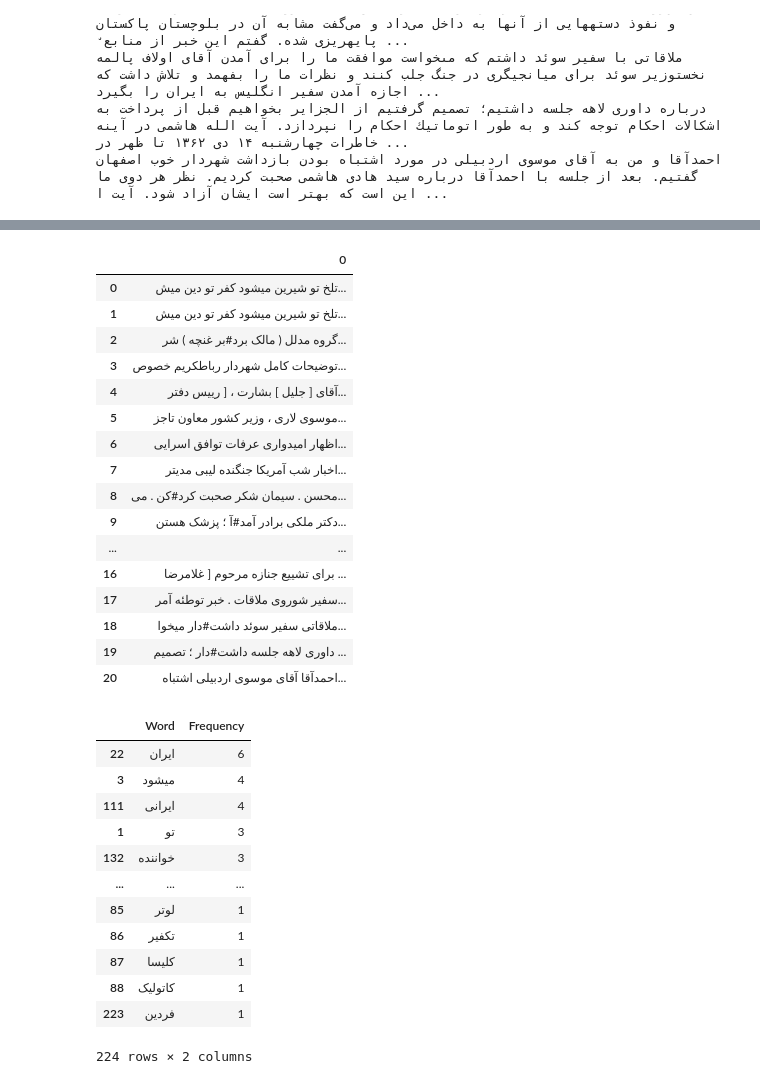
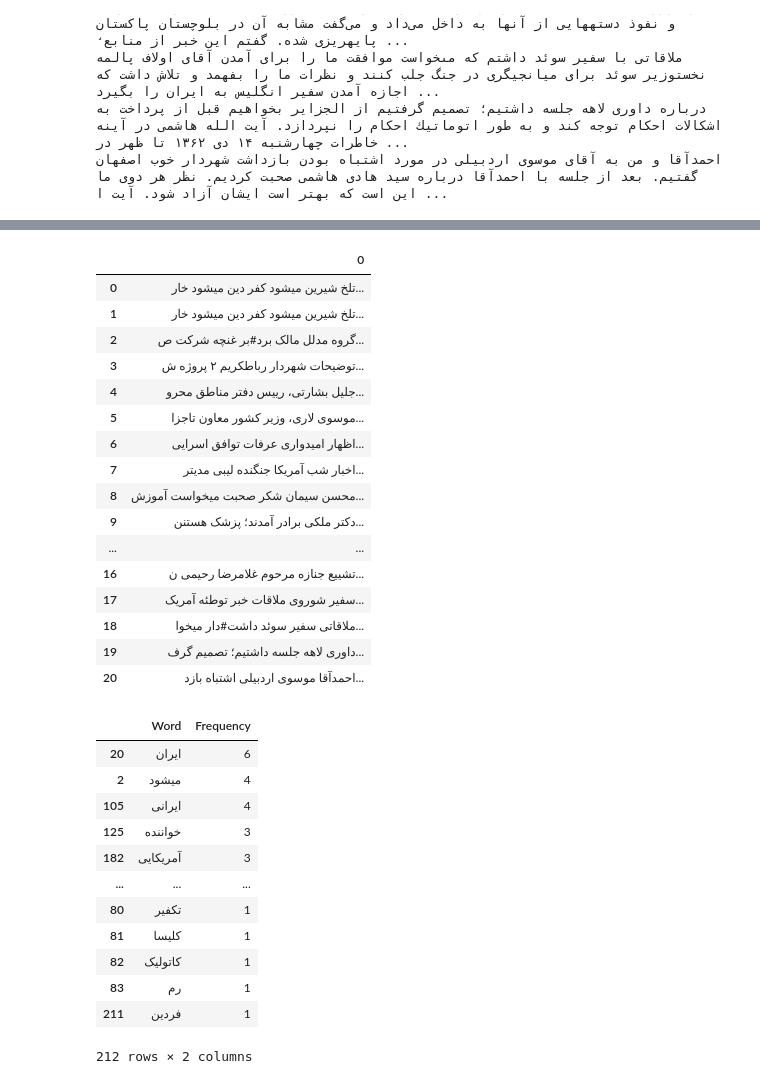
Before and after one commit to mrahimi14/Text_Analysis, a Jupyter notebook: Text_Analysis.ipynb, the cells around one changed output, grey strips where cells are left out. Drawn from its saved outputs; the diff is of its cells as text; code cells hidden in the pictures.

```diff
--- a/Text_Analysis.ipynb
+++ b/Text_Analysis.ipynb
@@ -91,8 +91,8 @@ with open('/content/persianST.txt', 'r', encoding='utf-8') as file:
 stopwords_set = set(stopwords)
 file_stopwords_set = set(file_stopwords)
 
-# Find the intersection (common words)
-stopwords = stopwords_set.intersection(file_stopwords_set)
+# Find the union (all unique words from both sets)
+stopwords = stopwords_set.union(file_stopwords_set)
 
 # Function to normalize, tokenize, lemmatize, remove stopwords, and clean unwanted patterns
 def process_text(text):
@@ -133,6 +133,9 @@ def process_text(text):
         'cleaned_text': cleaned_text  # Final cleaned text after processing
     }
 # %%
+import nltk
+nltk.download('punkt_tab')
+
 output = []
 for news in without_emojis:
   output.append(process_text(news)['cleaned_text'])
@@ -141,14 +146,14 @@ pd.DataFrame(output)
 |  | 0 |
-| 0 | تلخ تو شیرین میشود کفر تو دین میش... |
-| 1 | تلخ تو شیرین میشود کفر تو دین میش... |
-| 2 | گروه مدلل ( مالک برد#بر غنچه ) شر... |
-| 3 | توضیحات کامل شهردار رباطکریم خصوص... |
-| 4 | آقای [ جلیل ] بشارت ، [ رییس دفتر... |
-| 5 | موسوی لاری ، وزیر کشور معاون تاجز... |
+| 0 | تلخ شیرین میشود کفر دین میشود خار... |
+| 1 | تلخ شیرین میشود کفر دین میشود خار... |
+| 2 | گروه مدلل مالک برد#بر غنچه شرکت ص... |
+| 3 | توضیحات شهردار رباطکریم ۲ پروژه ش... |
+| 4 | جلیل بشارتی، رییس دفتر مناطق محرو... |
+| 5 | موسوی لاری، وزیر کشور معاون تاجزا... |
 | 6 | اظهار امیدواری عرفات توافق اسرایی... |
 | 7 | اخبار شب آمریکا جنگنده لیبی مدیتر... |
-| 8 | محسن . سیمان شکر صحبت کرد#کن . می... |
-| 9 | دکتر ملکی برادر آمد#آ ؛ پزشک هستن... |
+| 8 | محسن سیمان شکر صحبت میخواست آموزش... |
+| 9 | دکتر ملکی برادر آمدند؛ پزشک هستنن... |
 | ... | ... |
-| 16 | برای تشییع جنازه مرحوم [ غلامرضا ... |
-| 17 | سفیر شوروی ملاقات . خبر توطئه آمر... |
+| 16 | تشییع جنازه مرحوم غلامرضا رحیمی ن... |
+| 17 | سفیر شوروی ملاقات خبر توطئه آمریک... |
@@ -156,5 +161,5 @@ pd.DataFrame(output)
-| 19 | داوری لاهه جلسه داشت#دار ؛ تصمیم ... |
-| 20 | احمدآقا آقای موسوی اردبیلی اشتباه... |
+| 19 | داوری لاهه جلسه داشتیم؛ تصمیم گرف... |
+| 20 | احمدآقا موسوی اردبیلی اشتباه بازد... |
 # %%
 def compute_persian_word_frequency(text):
     # Convert text to lowercase and remove non-alphabetic characters (keeping spaces)
@@ -174,15 +179,15 @@ def compute_persian_word_frequency(text):
 compute_persian_word_frequency(output[0]).sort_values(by = 'Frequency', ascending = False)
 # %% [output]
 |  | Word | Frequency |
-| 22 | ایران | 6 |
-| 3 | میشود | 4 |
-| 111 | ایرانی | 4 |
-| 1 | تو | 3 |
-| 132 | خواننده | 3 |
+| 20 | ایران | 6 |
+| 2 | میشود | 4 |
+| 105 | ایرانی | 4 |
+| 125 | خواننده | 3 |
+| 182 | آمریکایی | 3 |
 | ... | ... | ... |
-| 85 | لوتر | 1 |
-| 86 | تکفیر | 1 |
-| 87 | کلیسا | 1 |
-| 88 | کاتولیک | 1 |
-| 223 | فردین | 1 |
+| 80 | تکفیر | 1 |
+| 81 | کلیسا | 1 |
+| 82 | کاتولیک | 1 |
+| 83 | رم | 1 |
+| 211 | فردین | 1 |
-224 rows × 2 columns
+212 rows × 2 columns
```
Also changed, not shown: parts of 6 cells of this notebook.
